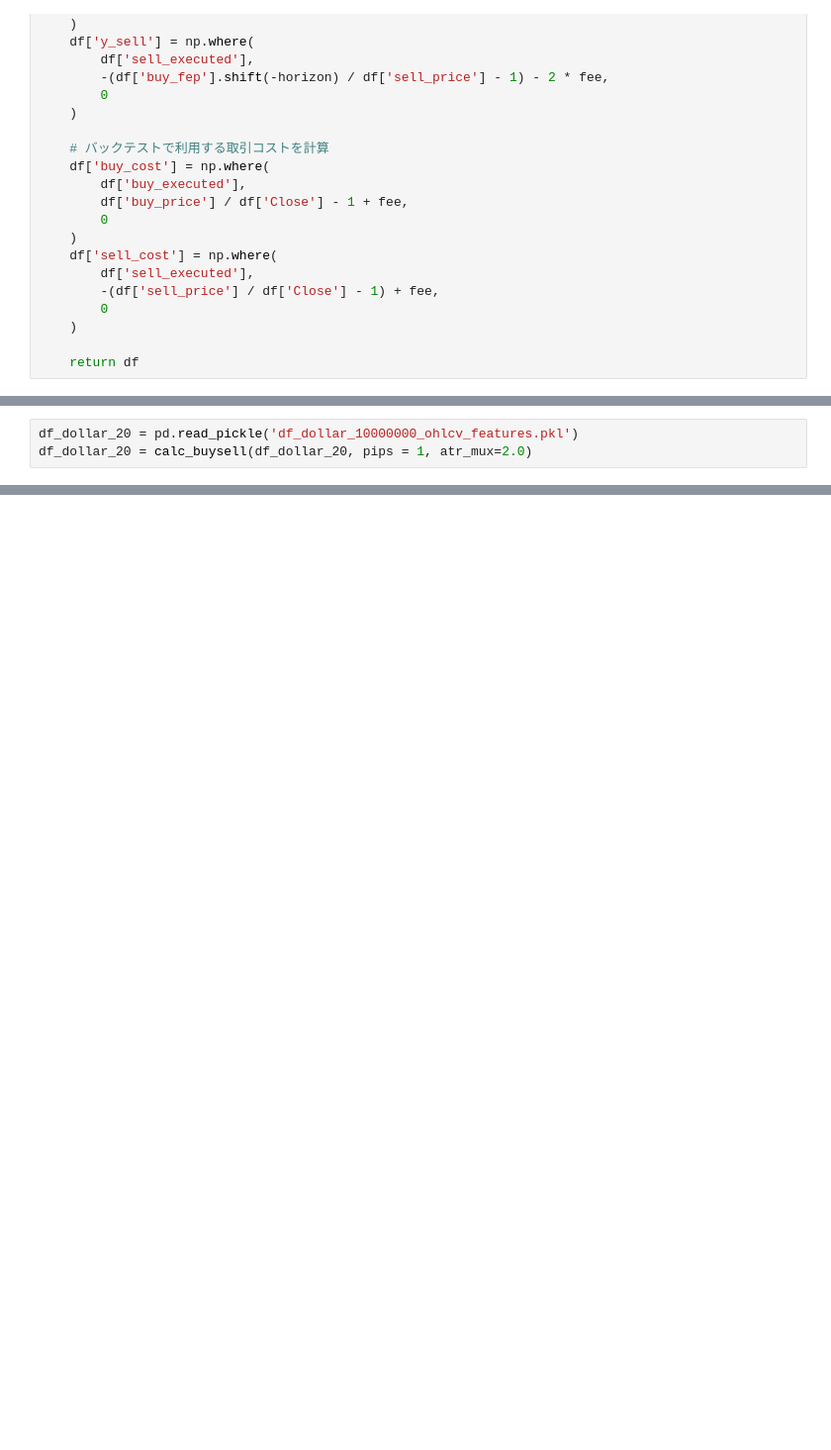
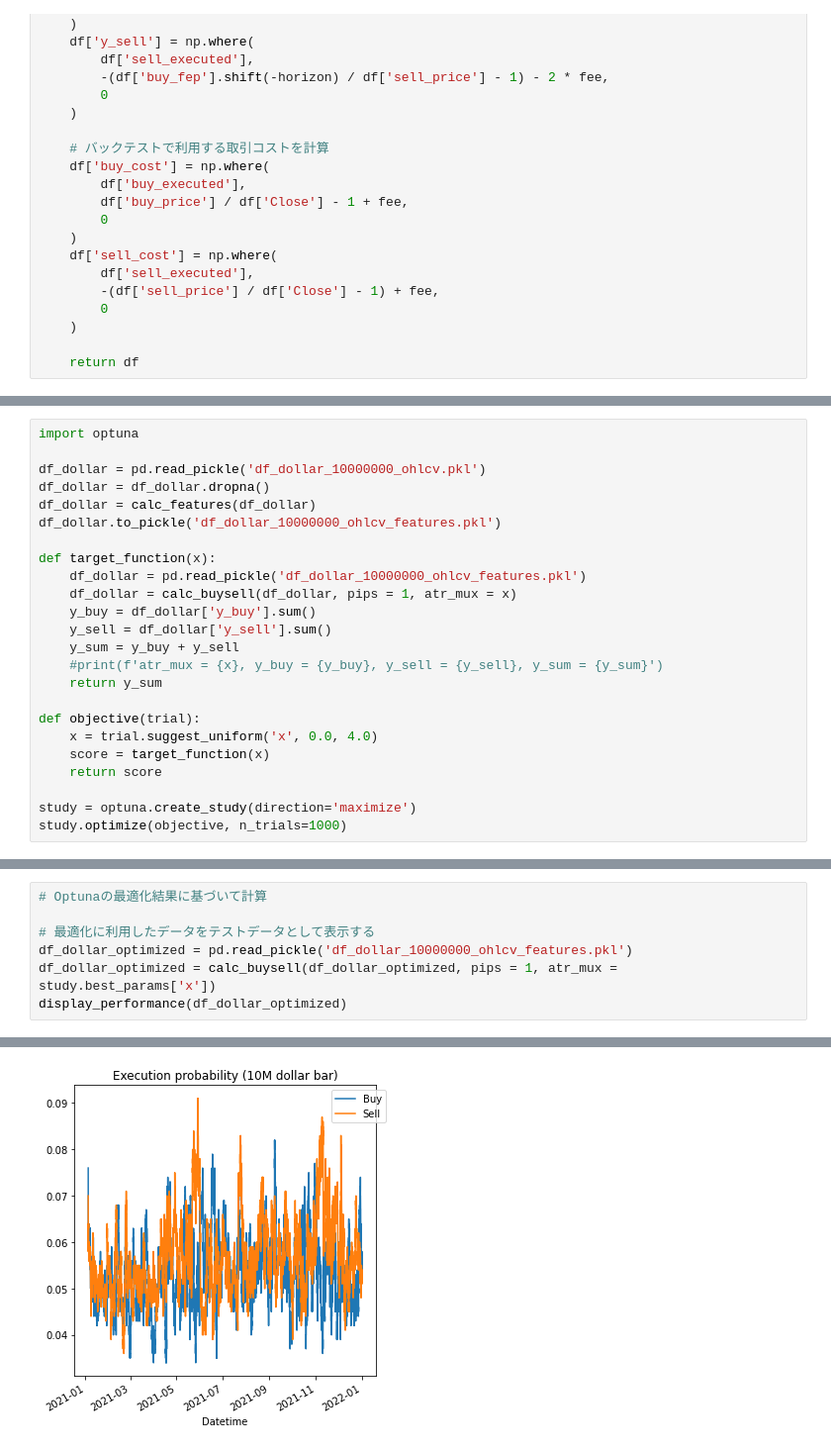
Before and after one commit to WannabeBotter/crypto_misc_jupyter, a Jupyter notebook: richman_dollarbar/richman_dollarbar.ipynb, the cells around one changed output, grey strips where cells are left out. Shown at 99% size. Saved outputs shown, nothing was run; the diff lists cells and outputs as text; blank space fills up the shorter version.

Commit message:
Added optuna tuning

```diff
--- a/richman_dollarbar/richman_dollarbar.ipynb
+++ b/richman_dollarbar/richman_dollarbar.ipynb
@@ -307,0 +267,24 @@ Name: CLOSE_LOGRET, Length: 6563, dtype: float64
+# %%
+import optuna
+
+df_dollar = pd.read_pickle('df_dollar_10000000_ohlcv.pkl')
+df_dollar = df_dollar.dropna()
+df_dollar = calc_features(df_dollar)
+df_dollar.to_pickle('df_dollar_10000000_ohlcv_features.pkl')
+
+def target_function(x):
+    df_dollar = pd.read_pickle('df_dollar_10000000_ohlcv_features.pkl')
+    df_dollar = calc_buysell(df_dollar, pips = 1, atr_mux = x)
+    y_buy = df_dollar['y_buy'].sum()
+    y_sell = df_dollar['y_sell'].sum()
+    y_sum = y_buy + y_sell
+    #print(f'atr_mux = {x}, y_buy = {y_buy}, y_sell = {y_sell}, y_sum = {y_sum}')
+    return y_sum
+
+def objective(trial):
+    x = trial.suggest_uniform('x', 0.0, 4.0)
+    score = target_function(x)
+    return score
+
+study = optuna.create_study(direction='maximize')
+study.optimize(objective, n_trials=1000)
@@ -348,3 +349,8 @@ plt.legend(bbox_to_anchor=(1.05, 1))
 # %%
-df_dollar_20 = pd.read_pickle('df_dollar_10000000_ohlcv_features.pkl')
-df_dollar_20 = calc_buysell(df_dollar_20, pips = 1, atr_mux=2.0)
+# Optunaの最適化結果に基づいて計算
+
+# 最適化に利用したデータをテストデータとして表示する
+df_dollar_optimized = pd.read_pickle('df_dollar_10000000_ohlcv_features.pkl')
+df_dollar_optimized = calc_buysell(df_dollar_optimized, pips = 1, atr_mux = study.best_params['x'])
+display_performance(df_dollar_optimized)
+# %% [output]
@@ -350,0 +374 @@ df_dollar_20 = calc_buysell(df_dollar_20, pips = 1, atr_mux=2.0)
+[figure, added]
```
Also changed, not shown: parts of 12 cells of this notebook.
